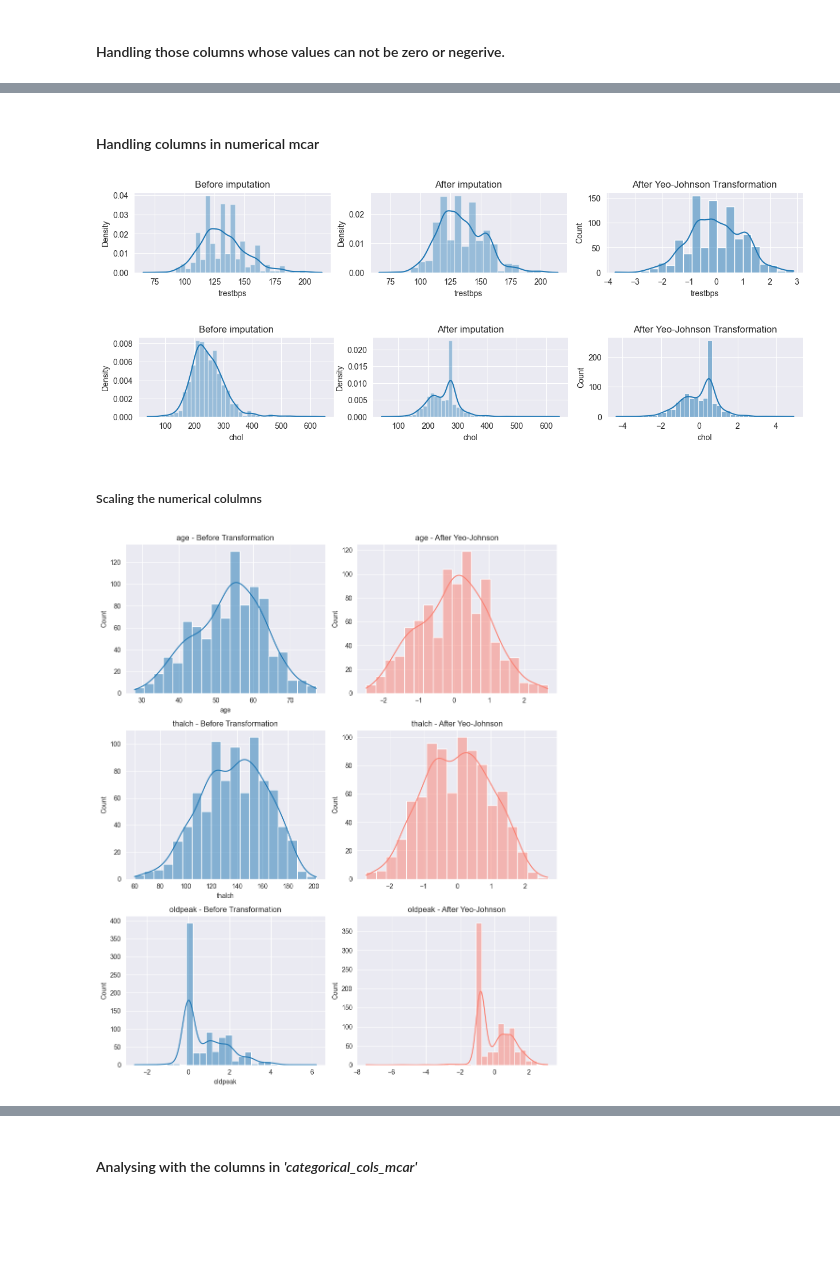
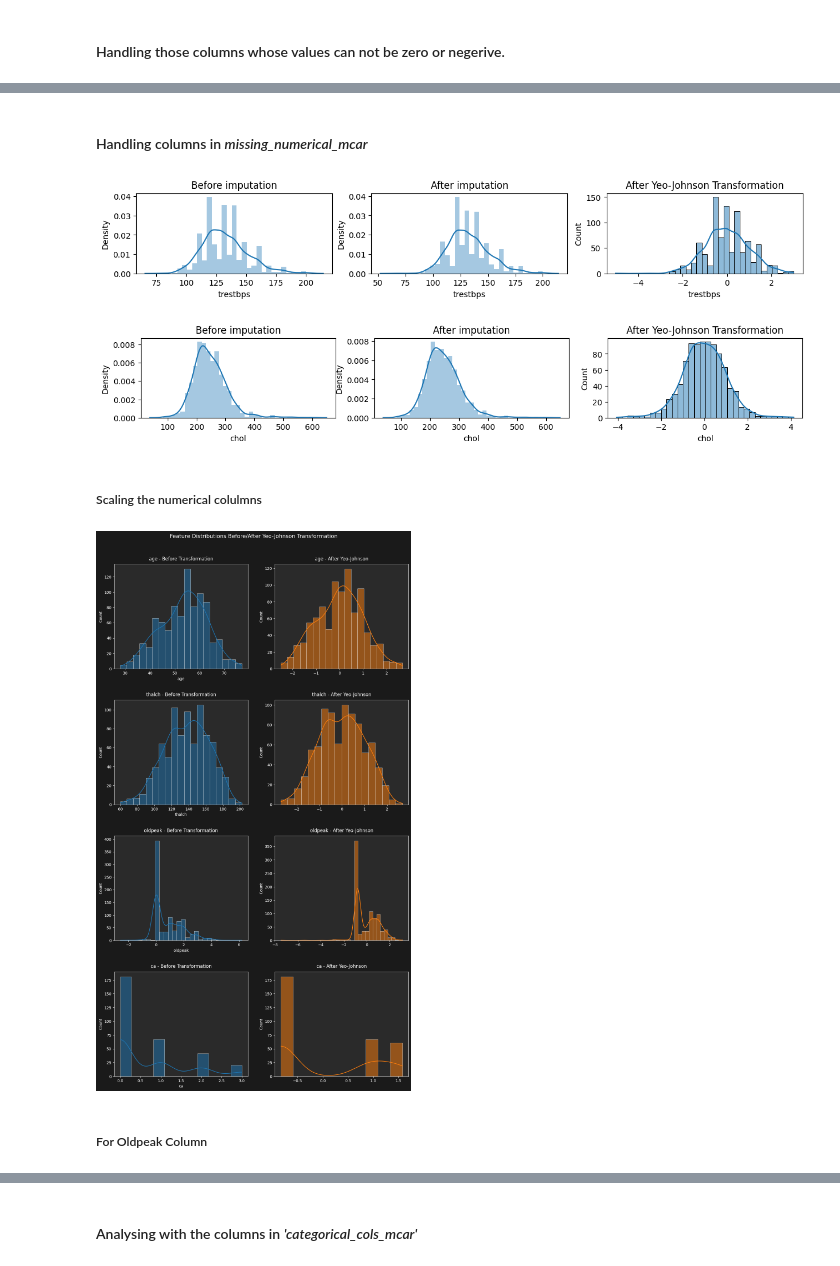
Before and after one commit to SumanGouda/Scikit-Learn-, a Jupyter notebook: PROJECT/HEART DISEASE/heart_disease_predictor.ipynb, the cells around one changed output, grey strips where cells are left out. Saved outputs shown, nothing was run; the diff lists cells and outputs as text; code cells hidden in the pictures; blank space fills up the shorter version.

```diff
--- a/PROJECT/HEART DISEASE/heart_disease_predictor.ipynb
+++ b/PROJECT/HEART DISEASE/heart_disease_predictor.ipynb
@@ -19,13 +25,13 @@ df = pd.read_csv('https://raw.githubusercontent.com/SumanGouda/Scikit-Learn-/ref
 # %% [markdown]
 ### <span style="color:cyan"><i>Data Cleaning</i></span>
 # %%
-categorical_cols = ['sex', 'cp', 'fbs', 'restecg', 'exang', 'slope', 'thal']
+categorical_cols = ['sex', 'cp', 'fbs', 'restecg', 'exang', 'slope', 'thal', 'dataset']
 categorical_cols_most_missing = ['fbs', 'thal', 'slope', 'exang']
 categorical_cols_mcar = ['restecg']
 
-numerical_cols = ['age', 'trestbps', 'chol', 'thalch', 'oldpeak']
-numerical_cols_mcar = ['trestbps', 'chol']
-numerical_cols_not_mcar = ['thalch', 'oldpeak']
+numerical_cols = ['age', 'trestbps', 'chol', 'thalch', 'oldpeak', 'ca' ]
+missing_numerical_cols_mcar = ['trestbps', 'chol']
+missing_numerical_cols_not_mcar = ['thalch', 'oldpeak']
 not_zero_cols = ['chol', 'trestbps']
 # %% [markdown]
 #### Handling those columns whose values can not be zero or negerive.
@@ -67,5 +73,5 @@ plt.show()
 # %% [markdown]
-#### Handling columns in numerical mcar
+#### Handling columns in <i>missing_numerical_mcar</i>
 # %%
 # Befroe imputation
 plt.figure(figsize=(15, 4))
@@ -73,10 +79,17 @@ plt.subplot(2, 3, 1)
 sns.distplot(df['trestbps'])
 plt.title('Before imputation')
 
+# Impute missing cholesterol values by generating random samples from a normal distribution
+# that matches the observed data's mean and slightly increased standard deviation (1.1x),
+# while preserving the original DataFrame's index structure to ensure correct alignment.
+mean_val, std_val = df['trestbps'].mean(), df['trestbps'].std()
+imputed_vals = pd.Series(
+    np.random.normal(mean_val, std_val * 1.1, size=df['trestbps'].isna().sum()),
+    index=df[df['trestbps'].isna()].index  # Preserve original indices
+)
+df['trestbps'] = df['trestbps'].fillna(imputed_vals)    # Random imputation from mean and std
+
 # After imputation
-mean_val, std_val = df['trestbps'].mean(), df['trestbps'].std()
-df['trestbps'] = df['trestbps'].fillna(np.random.normal(mean_val, std_val))     # Random imputation from mean and std
-
 plt.subplot(2, 3, 2)
 sns.distplot(df['trestbps'])
 plt.title('After imputation')
@@ -101,10 +114,17 @@ plt.subplot(2, 3, 1)
 sns.distplot(df['chol'])
 plt.title('Before imputation')
 
+# Impute missing cholesterol values by generating random samples from a normal distribution
+# that matches the observed data's mean and slightly increased standard deviation (1.1x),
+# while preserving the original DataFrame's index structure to ensure correct alignment.
+mean_val, std_val = df['chol'].mean(), df['chol'].std()
+imputed_vals = pd.Series(
+    np.random.normal(mean_val, std_val * 1.1, size=df['chol'].isna().sum()),
+    index=df[df['chol'].isna()].index  # Preserve original indices
+)
+df['chol'] = df['chol'].fillna(imputed_vals)# Random imputation from mean and std
+
 # After imputation
-mean_val, std_val = df['chol'].mean(), df['chol'].std()
-df['chol'] = df['chol'].fillna(np.random.normal(mean_val, std_val))     # Random imputation from mean and std
-
 plt.subplot(2, 3, 2)
 sns.distplot(df['chol'])
 plt.title('After imputation')
@@ -121,30 +141,40 @@ sns.histplot(df['chol'], kde=True)  # Replaces distplot
 plt.title('After Yeo-Johnson Transformation')
 plt.show()
 # %% [output]
-[figure, old version]
+[figure, new version]
-[figure, old version]
+[figure, new version]
 # %% [markdown]
 ##### Scaling the numerical colulmns
 # %%
-# Create subplots: two columns (before, after) and one row per feature
-req_cols = [cols for cols in numerical_cols if cols not in numerical_cols_mcar]
+# Set dark theme
+plt.style.use('dark_background')
+
+# Create subplots
+req_cols = [col for col in numerical_cols if col not in missing_numerical_cols_mcar]
 n = len(req_cols)
-fig, axes = plt.subplots(nrows=n, ncols=2, figsize=(10, 4 * n))
+fig, axes = plt.subplots(nrows=n, ncols=2, figsize=(12, 5 * n), facecolor='#1a1a1a')
 
 pt = PowerTransformer(method='yeo-johnson')
 
 for i, col in enumerate(req_cols):
     # Before transformation
-    sns.histplot(df[col], ax=axes[i, 0], kde=True)
-    axes[i, 0].set_title(f'{col} - Before Transformation')
+    sns.histplot(df[col], ax=axes[i, 0], kde=True, color='#1f77b4', edgecolor='w', linewidth=0.5)
+    axes[i, 0].set_title(f'{col} - Before Transformation', color='white', pad=10)
+    axes[i, 0].set_facecolor('#2a2a2a')
 
-    # Apply Yeo-Johnson
+    # After transformation
     transformed = pt.fit_transform(df[[col]])
-    sns.histplot(transformed.flatten(), ax=axes[i, 1], kde=True, color='salmon')
-    axes[i, 1].set_title(f'{col} - After Yeo-Johnson')
+    sns.histplot(transformed.flatten(), ax=axes[i, 1], kde=True, color='#ff7f0e', edgecolor='w', linewidth=0.5)
+    axes[i, 1].set_title(f'{col} - After Yeo-Johnson', color='white', pad=10)
+    axes[i, 1].set_facecolor('#2a2a2a')
 
-plt.tight_layout()
+# Adjust layout
+plt.tight_layout(pad=3.0)
+plt.suptitle('Feature Distributions Before/After Yeo-Johnson Transformation',
+             y=1.02, color='white', fontsize=14)
 plt.show()
 # %% [output]
-[figure, old version]
+[figure, new version]
+# %% [markdown]
+##### For Oldpeak Column
 # %%
```
Also changed, not shown: parts of 10 cells of this notebook, 2 other files.
